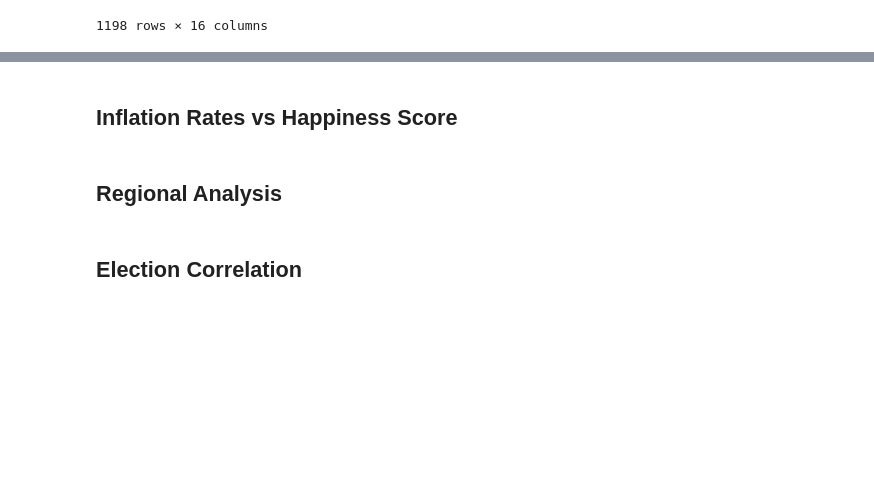
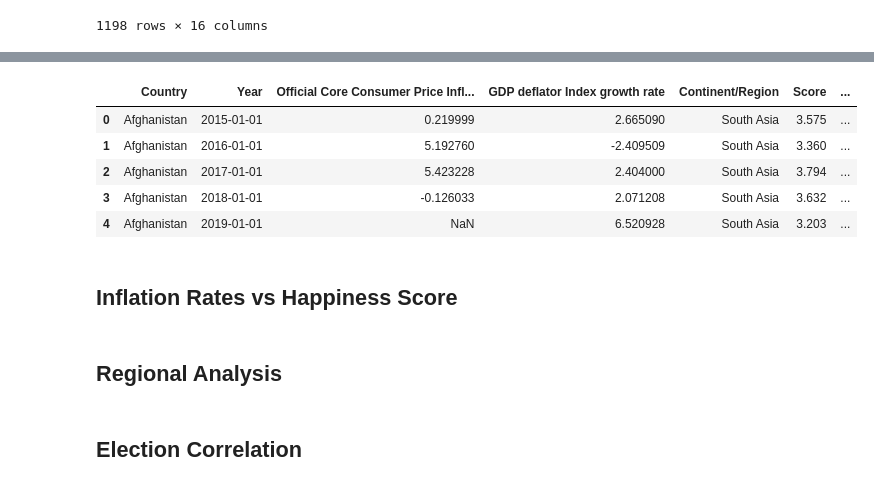
Before and after one commit to cmgboji/PSY371F-Final-Project, a Jupyter notebook: PSY 371F - Notebook.ipynb, the cells around one changed output, grey strips where cells are left out. Cells and saved outputs as stored; diff of their text form; code cells hidden in the pictures; blank space fills up the shorter version.

Commit message:
Dropping other Inflation Rates
Dropping all Inflation Rates except Core.

```diff
--- a/PSY 371F - Notebook.ipynb
+++ b/PSY 371F - Notebook.ipynb
@@ -111,3 +111,13 @@ ppi.head()
+# %%
+core_i = df.drop(columns=['Energy Consumer Price Inflation','Food Consumer Price Inflation','Headline Consumer Price Inflation','Producer Price Inflation'])
+core_i.head()
+# %% [output]
+|  | Country | Year | Official Core Consumer Price Infl... | GDP deflator Index growth rate | Continent/Region | Score | ... |
+| 0 | Afghanistan | 2015-01-01 | 0.219999 | 2.665090 | South Asia | 3.575 | ... |
+| 1 | Afghanistan | 2016-01-01 | 5.192760 | -2.409509 | South Asia | 3.360 | ... |
+| 2 | Afghanistan | 2017-01-01 | 5.423228 | 2.404000 | South Asia | 3.794 | ... |
+| 3 | Afghanistan | 2018-01-01 | -0.126033 | 2.071208 | South Asia | 3.632 | ... |
+| 4 | Afghanistan | 2019-01-01 | NaN | 6.520928 | South Asia | 3.203 | ... |
 # %% [markdown]
 ## Inflation Rates vs Happiness Score
 # %% [markdown]
```
Also changed, not shown: parts of 1 cell of this notebook.
